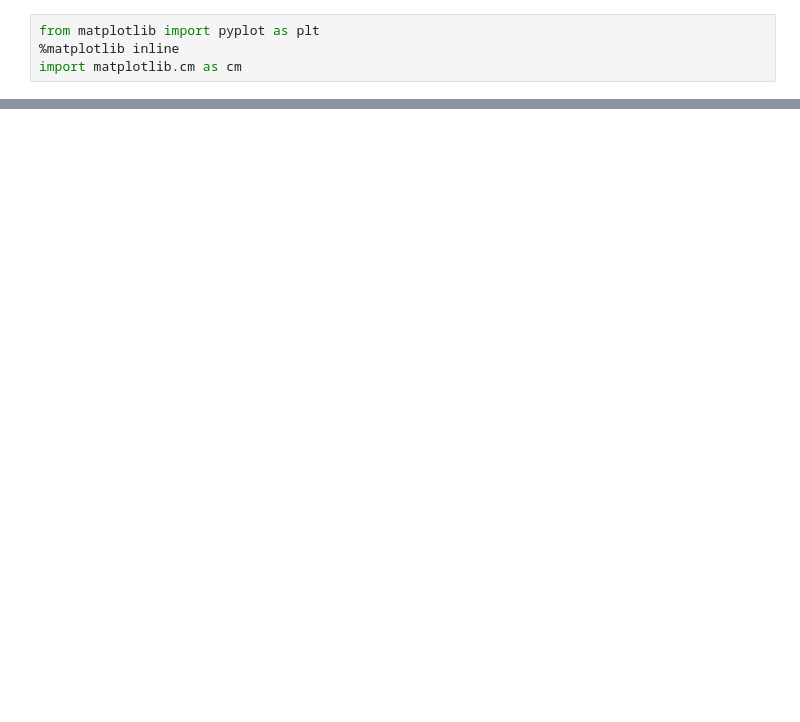
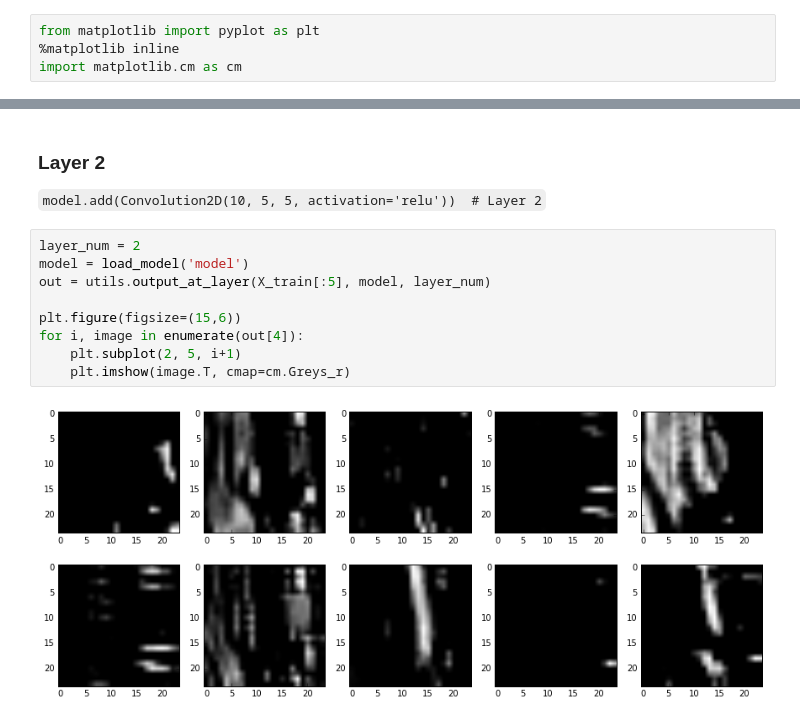
Before and after one commit to sharathrao13/deep-learning, a Jupyter notebook: Benchmark.ipynb, the cells around one changed output, grey strips where cells are left out. Cells and saved outputs as stored; diff of their text form; blank space fills up the shorter version.

```diff
--- a/Benchmark.ipynb
+++ b/Benchmark.ipynb
@@ -117,0 +148,14 @@ for i, image in enumerate(out[4]):
+# %% [markdown]
+### Layer 2
+`model.add(Convolution2D(10, 5, 5, activation='relu'))  # Layer 2`
+# %%
+layer_num = 2
+model = load_model('model')
+out = utils.output_at_layer(X_train[:5], model, layer_num)
+
+plt.figure(figsize=(15,6))
+for i, image in enumerate(out[4]):
+    plt.subplot(2, 5, i+1)
+    plt.imshow(image.T, cmap=cm.Greys_r)
+# %% [output]
+[figure, added]
```
Also changed, not shown: parts of 29 cells of this notebook, 2 other files.
